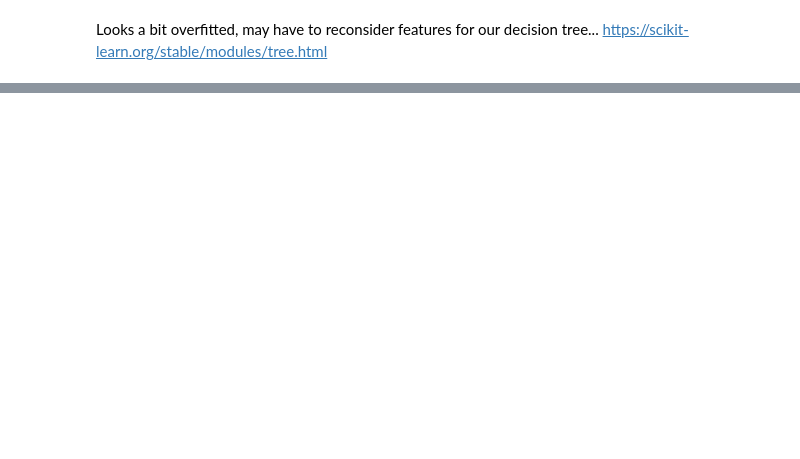
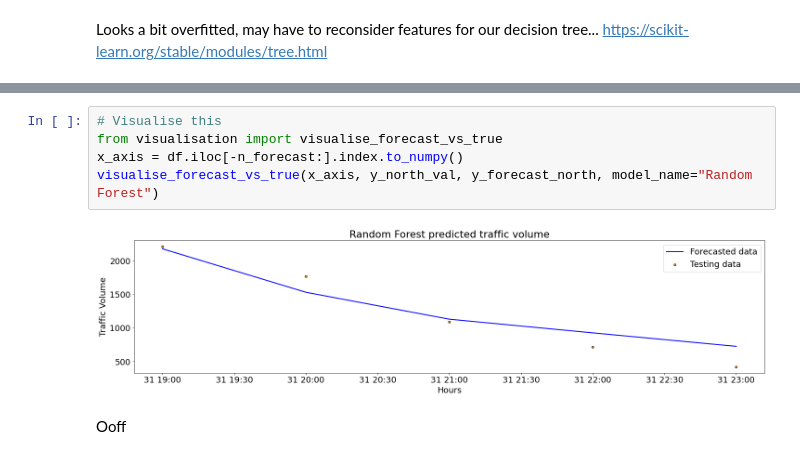
Before and after one commit to tmulligan98/Machine-Learning-Main-Project, a Jupyter notebook: scripts/notebook.ipynb, the cells around one changed output, grey strips where cells are left out. Saved outputs shown, nothing was run; the diff lists cells and outputs as text; blank space fills up the shorter version.

```diff
--- a/scripts/notebook.ipynb
+++ b/scripts/notebook.ipynb
@@ -253,0 +309,9 @@ https://scikit-learn.org/stable/modules/tree.html
+# %%
+# Visualise this
+from visualisation import visualise_forecast_vs_true
+x_axis = df.iloc[-n_forecast:].index.to_numpy()
+visualise_forecast_vs_true(x_axis, y_north_val, y_forecast_north, model_name="Random Forest")
+# %% [output]
+[figure, added]
+# %% [markdown]
+Ooff
```
Also changed, not shown: parts of 22 cells of this notebook, 2 other files.
